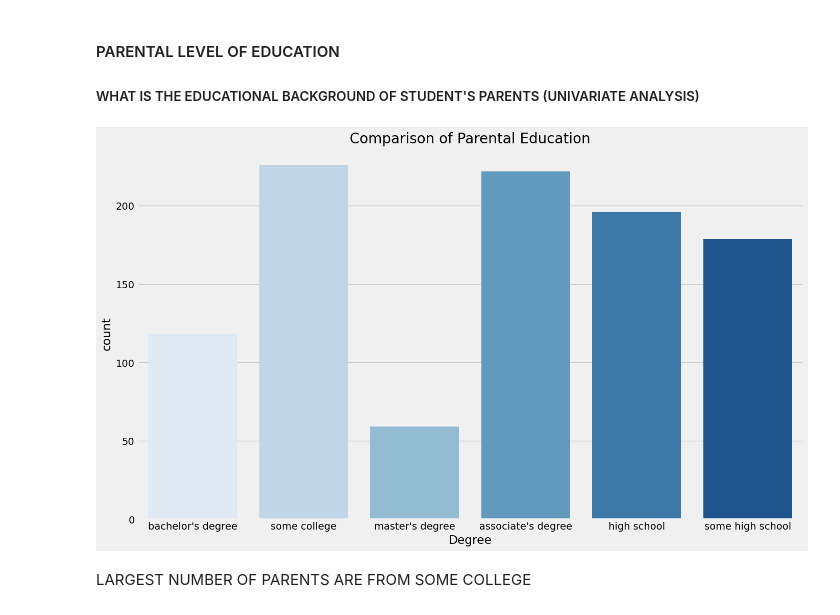
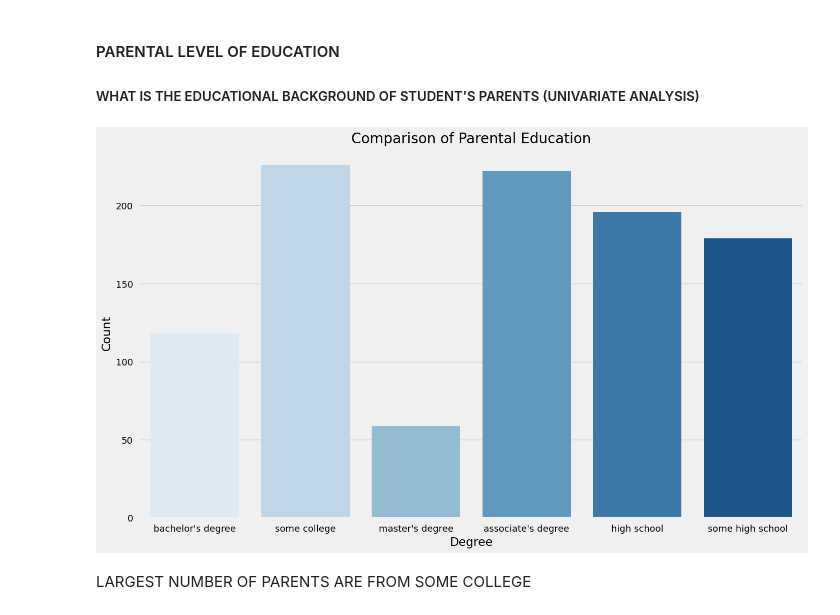
Before and after one commit to shubhamshuklaa/ML-PROJECT-E2E, a Jupyter notebook: Notebook/EDA FOR STUDENT PERFOMANCE.ipynb, the cells around one changed output. Drawn from its saved outputs; the diff is of its cells as text; code cells hidden in the pictures.

Commit message:
DATA INGESTION

```diff
--- a/Notebook/EDA FOR STUDENT PERFOMANCE.ipynb
+++ b/Notebook/EDA FOR STUDENT PERFOMANCE.ipynb
@@ -429,13 +429,13 @@ GROUP E STUDENTS HAVE SCORED HIGHEST MARKS, GROUP A HAVE THE LOWEST MARKS.
 # %%
 plt.rcParams['figure.figsize']=(15,9)
 plt.style.use('fivethirtyeight')
-sns.countplot(df['parental level of education'],palette='Blues')
+sns.countplot(data=df,x='parental level of education',palette='Blues')
 plt.title('Comparison of Parental Education',fontweight=30, fontsize=20)
 plt.xlabel('Degree')
-plt.ylabel('count')
+plt.ylabel('Count')
 plt.show()
 # %% [output]
-[figure, old version]
+[figure, new version]
 # %% [markdown]
 LARGEST NUMBER OF PARENTS ARE FROM SOME COLLEGE
 # %% [markdown]
```
Also changed, not shown: parts of 16 cells of this notebook, 6 other files.
